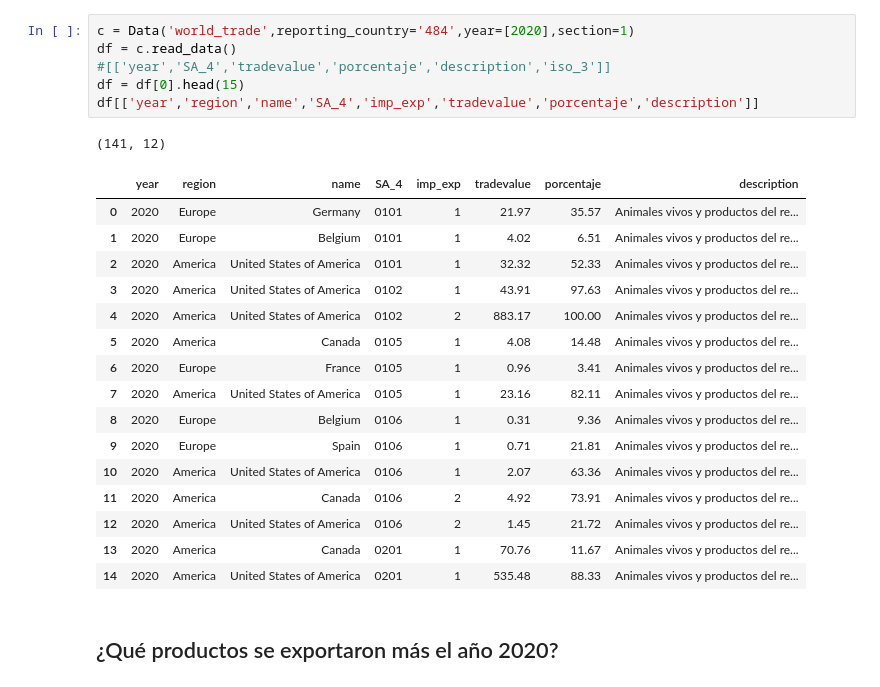
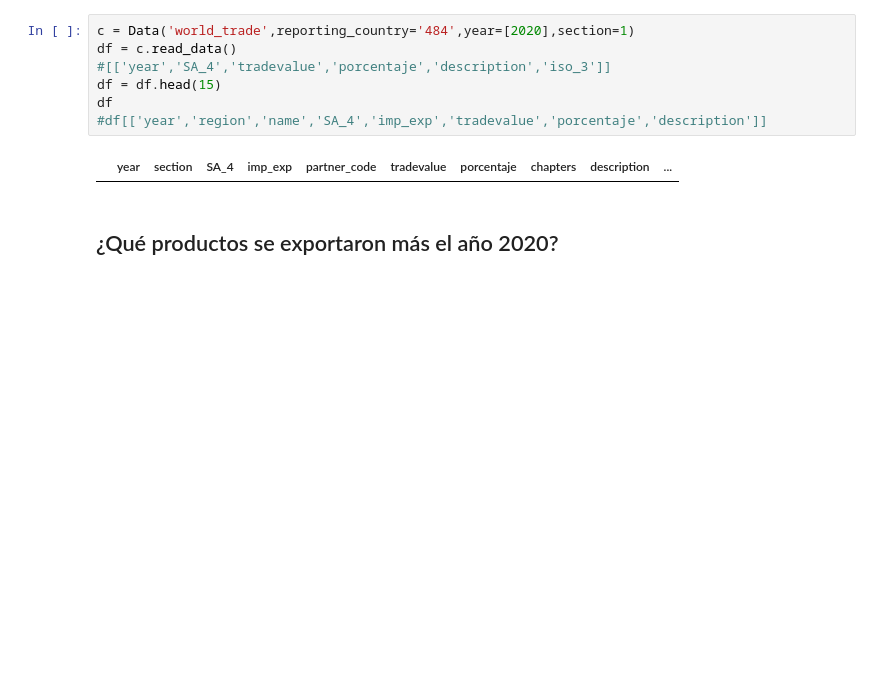
Before and after one commit to coderchemivan/Comercio_exterior, a Jupyter notebook: app/data_processing/data_processing.ipynb, the cells around one changed output. Saved outputs shown, nothing was run; the diff lists cells and outputs as text; blank space fills up the shorter version.

```diff
--- a/app/data_processing/data_processing.ipynb
+++ b/app/data_processing/data_processing.ipynb
@@ -212,27 +239,12 @@ class Data():
 # %%
 c = Data('world_trade',reporting_country='484',year=[2020],section=1)
 df = c.read_data()
 #[['year','SA_4','tradevalue','porcentaje','description','iso_3']]
-df = df[0].head(15)
-df[['year','region','name','SA_4','imp_exp','tradevalue','porcentaje','description']]
+df = df.head(15)
+df
+#df[['year','region','name','SA_4','imp_exp','tradevalue','porcentaje','description']]
 # %% [output]
-(141, 12)
-|  | year | region | name | SA_4 | imp_exp | tradevalue | porcentaje | description |
-| 0 | 2020 | Europe | Germany | 0101 | 1 | 21.97 | 35.57 | Animales vivos y productos del re... |
-| 1 | 2020 | Europe | Belgium | 0101 | 1 | 4.02 | 6.51 | Animales vivos y productos del re... |
-| 2 | 2020 | America | United States of America | 0101 | 1 | 32.32 | 52.33 | Animales vivos y productos del re... |
-| 3 | 2020 | America | United States of America | 0102 | 1 | 43.91 | 97.63 | Animales vivos y productos del re... |
-| 4 | 2020 | America | United States of America | 0102 | 2 | 883.17 | 100.00 | Animales vivos y productos del re... |
-| 5 | 2020 | America | Canada | 0105 | 1 | 4.08 | 14.48 | Animales vivos y productos del re... |
-| 6 | 2020 | Europe | France | 0105 | 1 | 0.96 | 3.41 | Animales vivos y productos del re... |
-| 7 | 2020 | America | United States of America | 0105 | 1 | 23.16 | 82.11 | Animales vivos y productos del re... |
-| 8 | 2020 | Europe | Belgium | 0106 | 1 | 0.31 | 9.36 | Animales vivos y productos del re... |
-| 9 | 2020 | Europe | Spain | 0106 | 1 | 0.71 | 21.81 | Animales vivos y productos del re... |
-| 10 | 2020 | America | United States of America | 0106 | 1 | 2.07 | 63.36 | Animales vivos y productos del re... |
-| 11 | 2020 | America | Canada | 0106 | 2 | 4.92 | 73.91 | Animales vivos y productos del re... |
-| 12 | 2020 | America | United States of America | 0106 | 2 | 1.45 | 21.72 | Animales vivos y productos del re... |
-| 13 | 2020 | America | Canada | 0201 | 1 | 70.76 | 11.67 | Animales vivos y productos del re... |
-| 14 | 2020 | America | United States of America | 0201 | 1 | 535.48 | 88.33 | Animales vivos y productos del re... |
+|  | year | section | SA_4 | imp_exp | partner_code | tradevalue | porcentaje | chapters | description | ... |
 # %% [markdown]
 ## ¿Qué productos se exportaron más el año 2020?
 # %%
```
Also changed, not shown: parts of 3 cells of this notebook, 2 other files.
